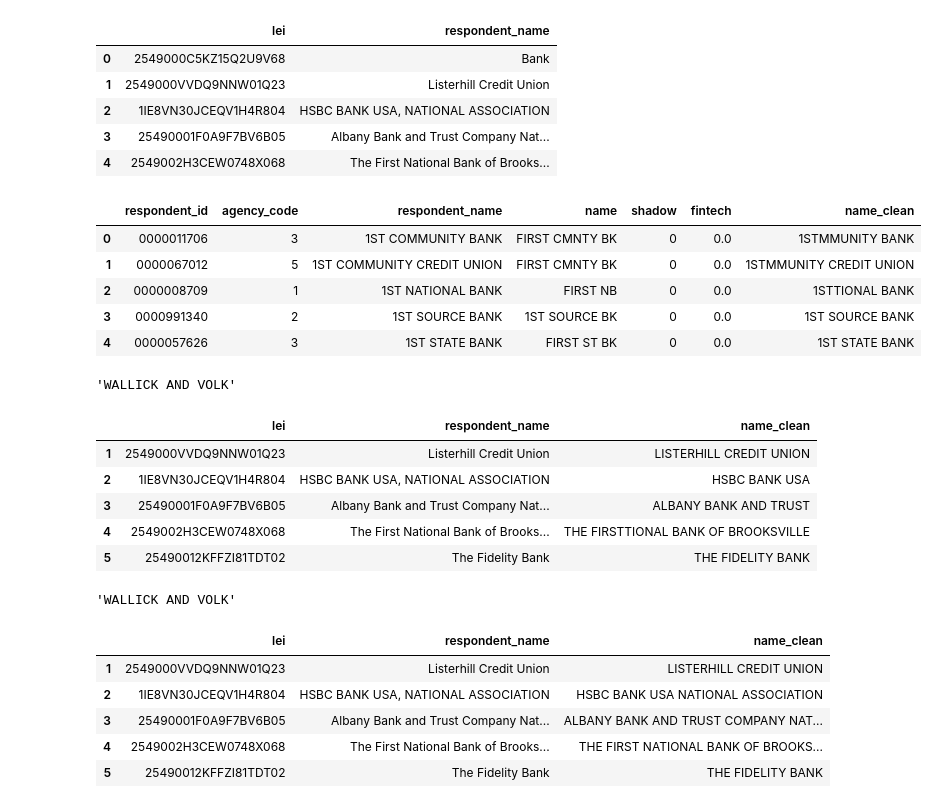
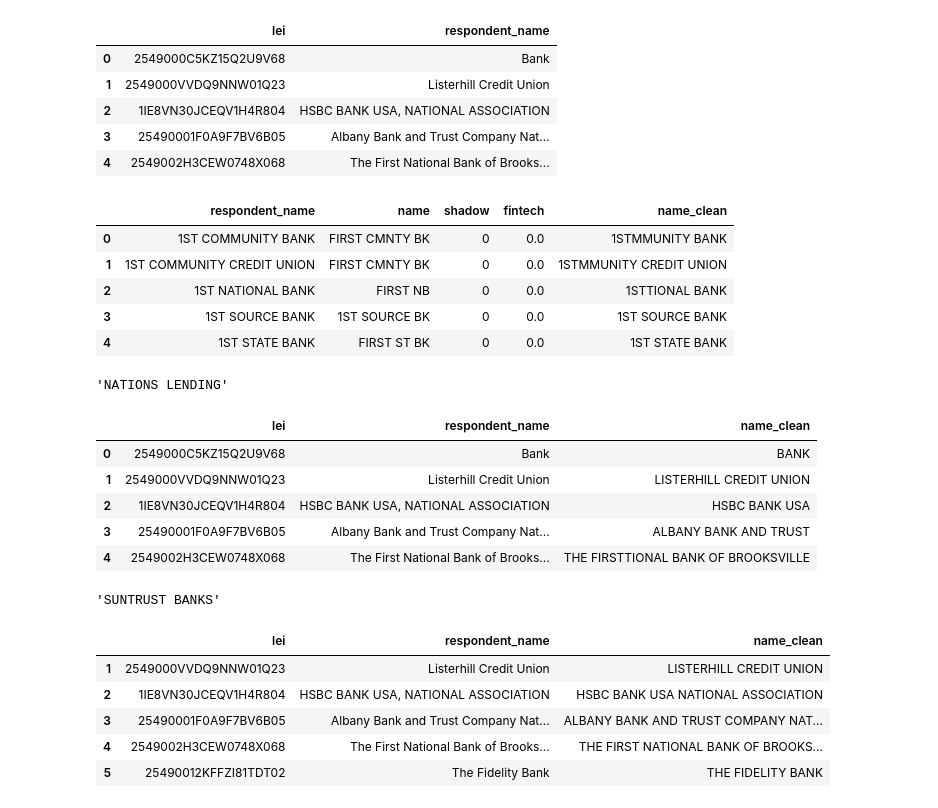
Before and after one commit to yilanzheng/fintech, a Jupyter notebook: 2018hmda/matching_2018.ipynb, the cells around one changed output. Cells and saved outputs as stored; diff of their text form; code cells hidden in the pictures.

```diff
--- a/2018hmda/matching_2018.ipynb
+++ b/2018hmda/matching_2018.ipynb
@@ -15,34 +15,34 @@ panel18.head()
 | 3 | 25490001F0A9F7BV6B05 | Albany Bank and Trust Company Nat... |
 | 4 | 2549002H3CEW0748X068 | The First National Bank of Brooks... |
 # %%
-id17=pd.read_csv("idtoname.csv")
-id17["name_clean"]=[i.upper().replace("NATIONAL ASSOCIATION","").replace(" & "," AND ").replace("&"," AND ").replace(",","").replace(".","").replace(" INC","").replace(" LLC","").replace(" THE","").replace(" COMPANY","").replace(" CO","").replace(" NA","") for i in list(id17.iloc[:,2])]
+id17=pd.read_excel("match_2017.xlsx")
+id17["name_clean"]=[i.upper().replace("NATIONAL ASSOCIATION","").replace(" & "," AND ").replace("&"," AND ").replace(",","").replace(".","").replace(" INC","").replace(" LLC","").replace(" THE","").replace(" COMPANY","").replace(" CORPORATION","").replace(" CORP","").replace(" CO","").replace(" NA","") for i in list(id17.iloc[:,0])]
 id17.head()
 # %% [output]
-|  | respondent_id | agency_code | respondent_name | name | shadow | fintech | name_clean |
-| 0 | 0000011706 | 3 | 1ST COMMUNITY BANK | FIRST CMNTY BK | 0 | 0.0 | 1STMMUNITY BANK |
-| 1 | 0000067012 | 5 | 1ST COMMUNITY CREDIT UNION | FIRST CMNTY BK | 0 | 0.0 | 1STMMUNITY CREDIT UNION |
-| 2 | 0000008709 | 1 | 1ST NATIONAL BANK | FIRST NB | 0 | 0.0 | 1STTIONAL BANK |
-| 3 | 0000991340 | 2 | 1ST SOURCE BANK | 1ST SOURCE BK | 0 | 0.0 | 1ST SOURCE BANK |
-| 4 | 0000057626 | 3 | 1ST STATE BANK | FIRST ST BK | 0 | 0.0 | 1ST STATE BANK |
+|  | respondent_name | name | shadow | fintech | name_clean |
+| 0 | 1ST COMMUNITY BANK | FIRST CMNTY BK | 0 | 0.0 | 1STMMUNITY BANK |
+| 1 | 1ST COMMUNITY CREDIT UNION | FIRST CMNTY BK | 0 | 0.0 | 1STMMUNITY CREDIT UNION |
+| 2 | 1ST NATIONAL BANK | FIRST NB | 0 | 0.0 | 1STTIONAL BANK |
+| 3 | 1ST SOURCE BANK | 1ST SOURCE BK | 0 | 0.0 | 1ST SOURCE BANK |
+| 4 | 1ST STATE BANK | FIRST ST BK | 0 | 0.0 | 1ST STATE BANK |
 # %%
-id17[id17["respondent_name"]=="WALLICK AND VOLK, INC"].iloc[0,6]
+id17[id17["respondent_name"]=="NATIONS LENDING CORPORATION"].iloc[0,4]
 # %% [output]
-'WALLICK AND VOLK'
+'NATIONS LENDING'
 # %%
-panel18["name_clean"]=[i.upper().replace(" & "," AND ").replace("&"," AND ").replace("NATIONAL ASSOCIATION","").replace(",","").replace(".","").replace(" INC","").replace(" LLC","").replace(" THE","").replace(" COMPANY","").replace(" CO","").replace(" NA","") for i in list(panel18.iloc[:,1])]
+panel18["name_clean"]=[i.upper().replace(" & "," AND ").replace("&"," AND ").replace("NATIONAL ASSOCIATION","").replace(",","").replace(".","").replace(" INC","").replace(" LLC","").replace(" THE","").replace(" COMPANY","").replace(" CORPORATION","").replace(" CORP","").replace(" CO","").replace(" NA","") for i in list(panel18.iloc[:,1])]
 panel18.head()
 # %% [output]
 |  | lei | respondent_name | name_clean |
+| 0 | 2549000C5KZ15Q2U9V68 | Bank | BANK |
 | 1 | 2549000VVDQ9NNW01Q23 | Listerhill Credit Union | LISTERHILL CREDIT UNION |
 | 2 | 1IE8VN30JCEQV1H4R804 | HSBC BANK USA, NATIONAL ASSOCIATION | HSBC BANK USA |
 | 3 | 25490001F0A9F7BV6B05 | Albany Bank and Trust Company Nat... | ALBANY BANK AND TRUST |
 | 4 | 2549002H3CEW0748X068 | The First National Bank of Brooks... | THE FIRSTTIONAL BANK OF BROOKSVILLE |
-| 5 | 25490012KFFZI81TDT02 | The Fidelity Bank | THE FIDELITY BANK |
 # %%
-panel18[panel18["respondent_name"]=="Wallick & Volk, Inc."].iloc[0,2]
+panel18[panel18["respondent_name"]=="SUNTRUST BANKS, INC."].iloc[0,2]
 # %% [output]
-'WALLICK AND VOLK'
+'SUNTRUST BANKS'
 # %%
 panel18=panel18.drop([0])
 panel18.head()
```
Also changed, not shown: parts of 2 cells of this notebook, 9 other files.
